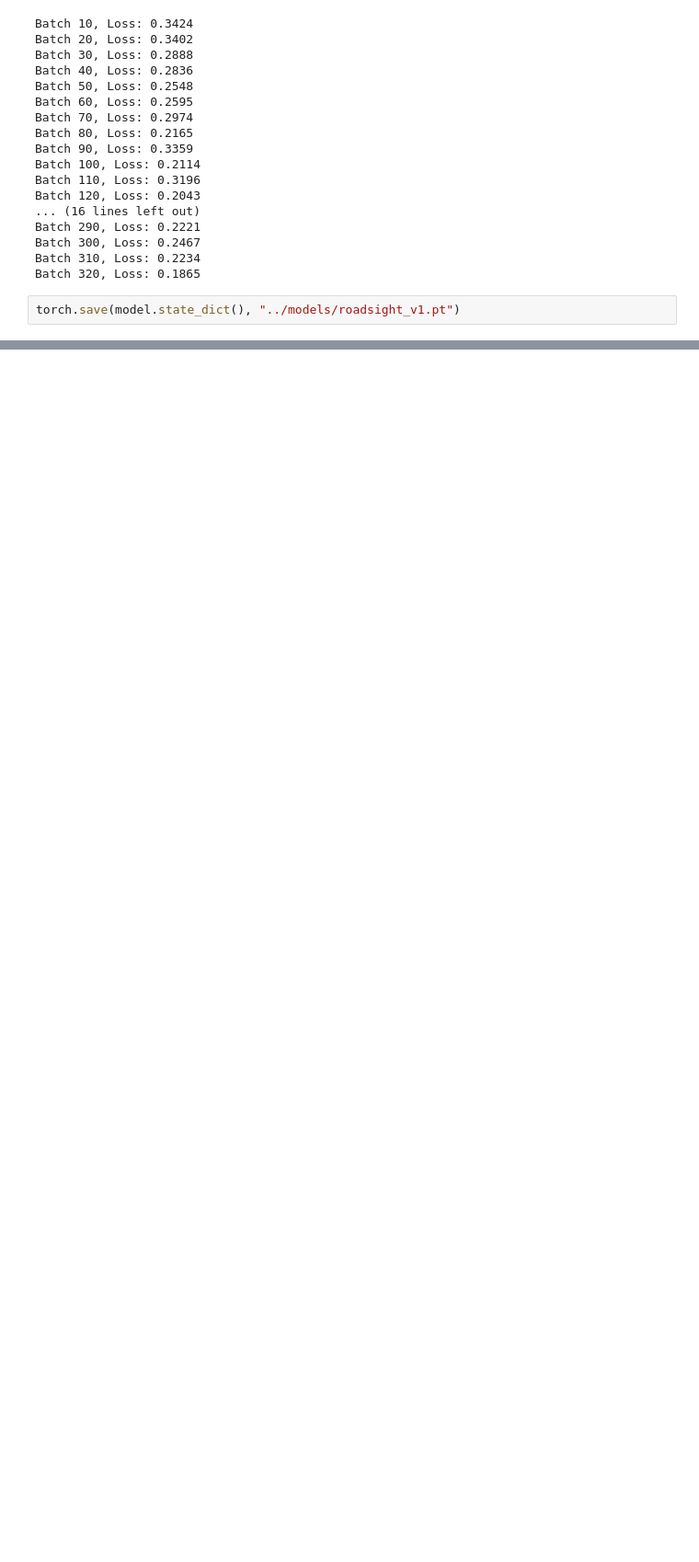
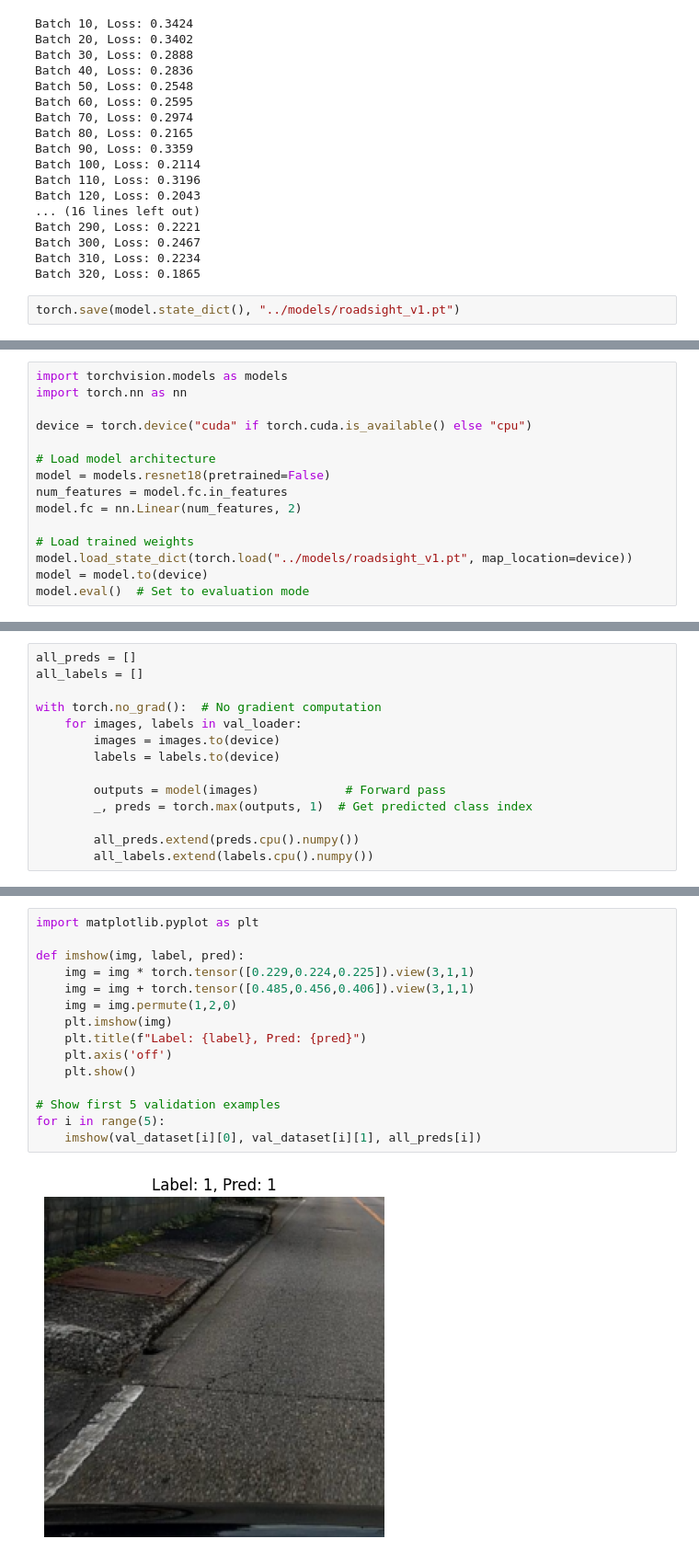
Before and after one commit to MAbdullahDev01/RoadSight, a Jupyter notebook: ml/notebooks/exploration.ipynb, the cells around one changed output, grey strips where cells are left out. Shown at 92% size. Cells and saved outputs as stored; diff of their text form; blank space fills up the shorter version.

Commit message:
feat: evaluate baseline ResNet18, compute metrics, and visualize predictions

```diff
--- a/ml/notebooks/exploration.ipynb
+++ b/ml/notebooks/exploration.ipynb
@@ -273,0 +298,15 @@ torch.save(model.state_dict(), "../models/roadsight_v1.pt")
+# %%
+import torchvision.models as models
+import torch.nn as nn
+
+device = torch.device("cuda" if torch.cuda.is_available() else "cpu")
+
+# Load model architecture
+model = models.resnet18(pretrained=False)
+num_features = model.fc.in_features
+model.fc = nn.Linear(num_features, 2)
+
+# Load trained weights
+model.load_state_dict(torch.load("../models/roadsight_v1.pt", map_location=device))
+model = model.to(device)
+model.eval()  # Set to evaluation mode
@@ -273,0 +331,14 @@ torch.save(model.state_dict(), "../models/roadsight_v1.pt")
+# %%
+all_preds = []
+all_labels = []
+
+with torch.no_grad():  # No gradient computation
+    for images, labels in val_loader:
+        images = images.to(device)
+        labels = labels.to(device)
+
+        outputs = model(images)            # Forward pass
+        _, preds = torch.max(outputs, 1)  # Get predicted class index
+
+        all_preds.extend(preds.cpu().numpy())
+        all_labels.extend(labels.cpu().numpy())
@@ -273,0 +360,17 @@ torch.save(model.state_dict(), "../models/roadsight_v1.pt")
+# %%
+import matplotlib.pyplot as plt
+
+def imshow(img, label, pred):
+    img = img * torch.tensor([0.229,0.224,0.225]).view(3,1,1)
+    img = img + torch.tensor([0.485,0.456,0.406]).view(3,1,1)
+    img = img.permute(1,2,0)
+    plt.imshow(img)
+    plt.title(f"Label: {label}, Pred: {pred}")
+    plt.axis('off')
+    plt.show()
+
+# Show first 5 validation examples
+for i in range(5):
+    imshow(val_dataset[i][0], val_dataset[i][1], all_preds[i])
+# %% [output]
+[figure, added]
```
Also changed, not shown: parts of 5 cells of this notebook.
